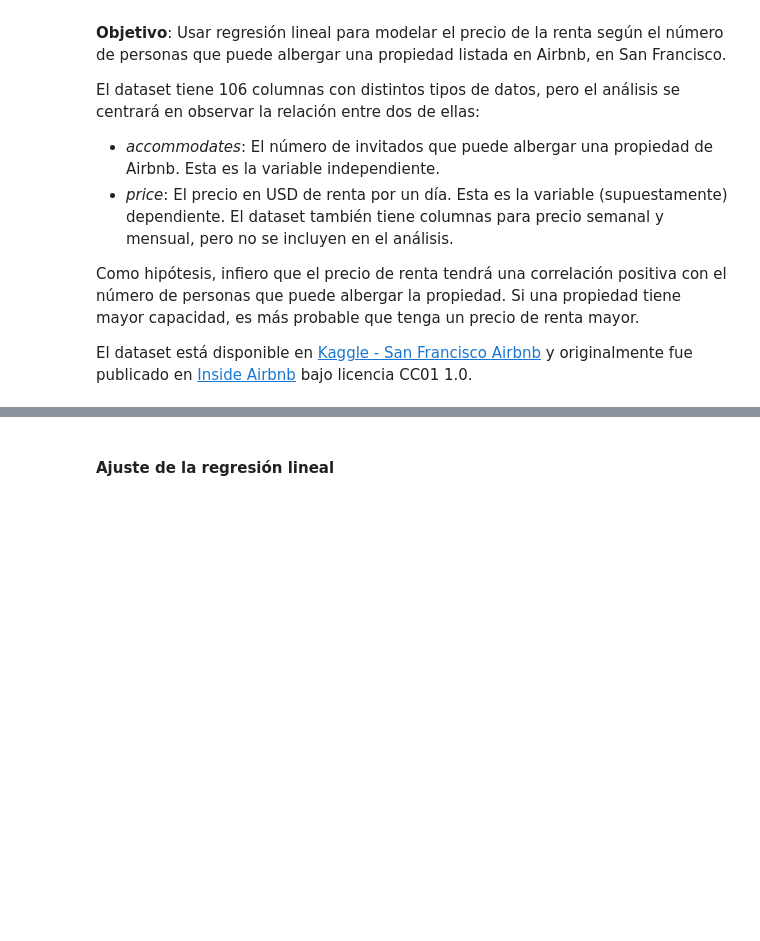
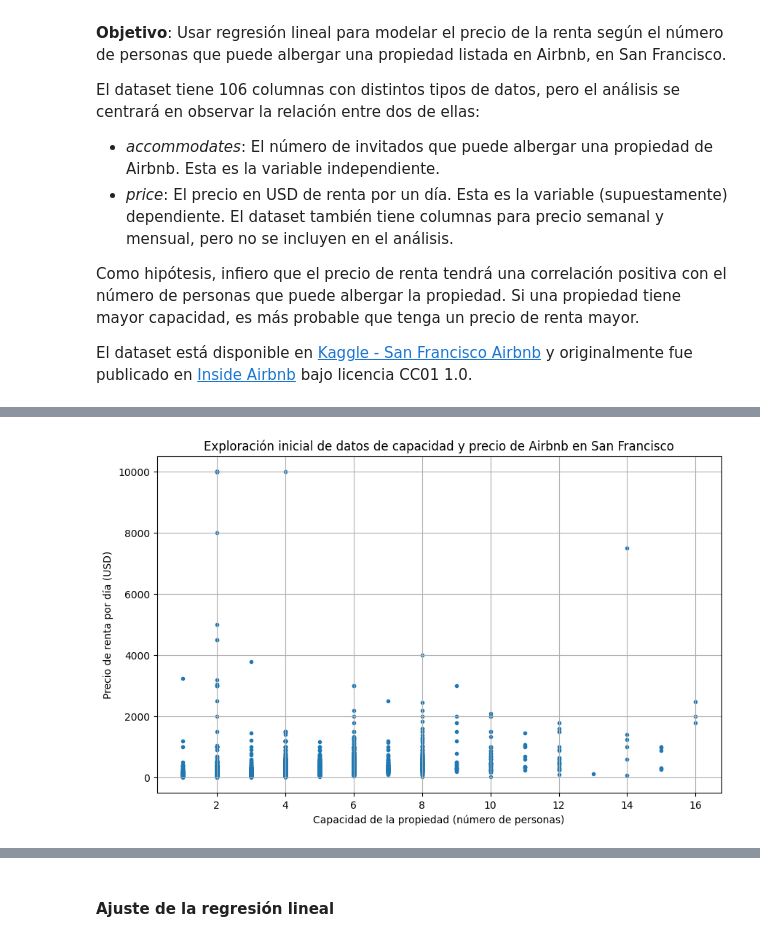
Before and after one commit to Frozen-Burrito/sim-matematica, a Jupyter notebook: actividades/2_5/regresion_lineal_scipy_sklearn_almno-1.ipynb, the cells around one changed output, grey strips where cells are left out. Cells and saved outputs as stored; diff of their text form; code cells hidden in the pictures; blank space fills up the shorter version.

```diff
--- a/actividades/2_5/regresion_lineal_scipy_sklearn_almno-1.ipynb
+++ b/actividades/2_5/regresion_lineal_scipy_sklearn_almno-1.ipynb
@@ -399,2 +409,19 @@ sf_airbnb_prices.head()
+# %%
+accommodates = [x for x in sf_airbnb_prices["accommodates"].values]
+airbnb_price = [y for y in sf_airbnb_prices["price"].values]
+
+plt.figure(figsize=(10, 6))
+plt.scatter(accommodates, airbnb_price, marker=".")
+
+plt.title("Exploración inicial de datos de capacidad y precio de Airbnb en San Francisco")
+plt.xlabel("Capacidad de la propiedad (número de personas)")
+plt.ylabel("Precio de renta por día (USD)")
+
+plt.grid()
+
+plt.savefig("graficas/exploracion_sf_airbnb_price.png", dpi=300)
+plt.show()
+# %% [output]
+[figure, added]
 # %% [markdown]
 #### Limpieza de datos
```
Also changed, not shown: parts of 21 cells of this notebook, 7 other files.
